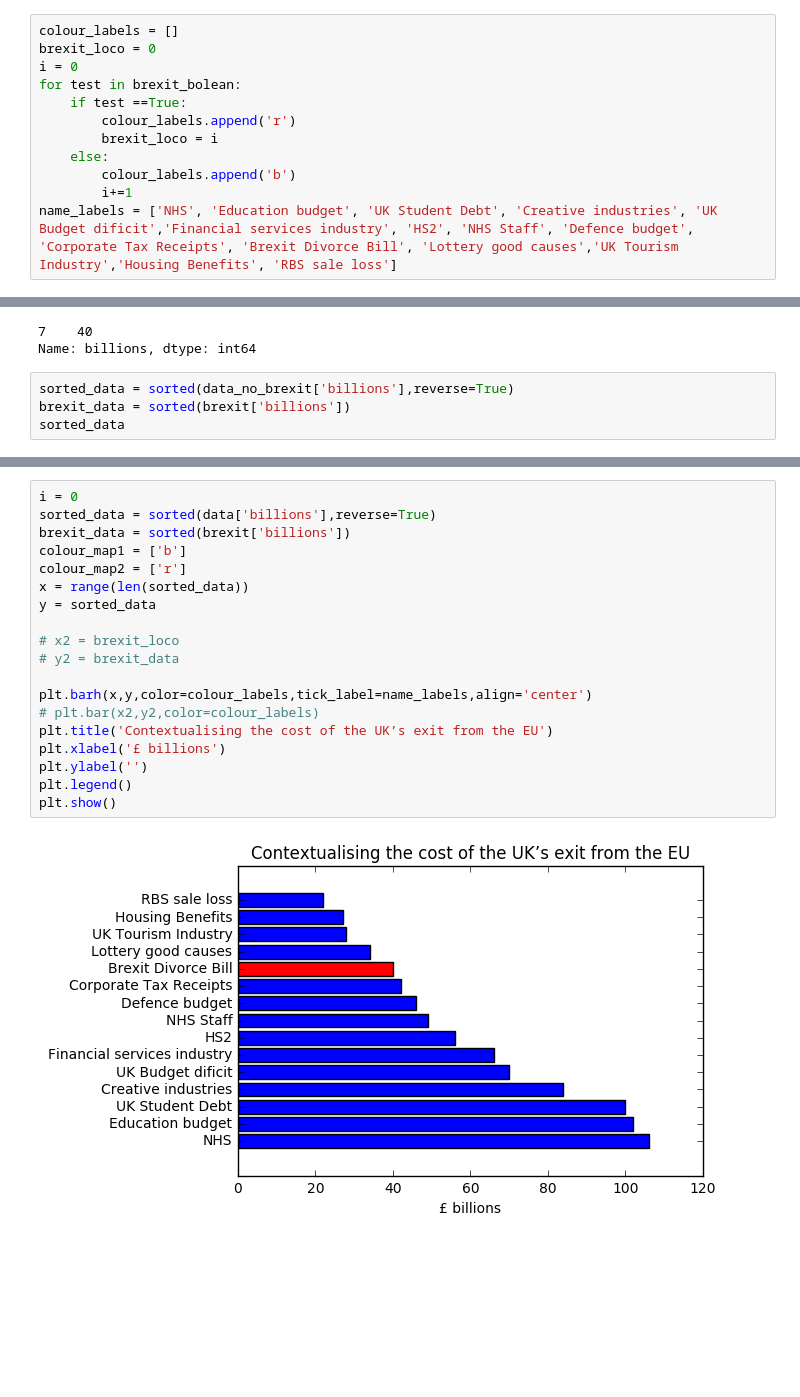
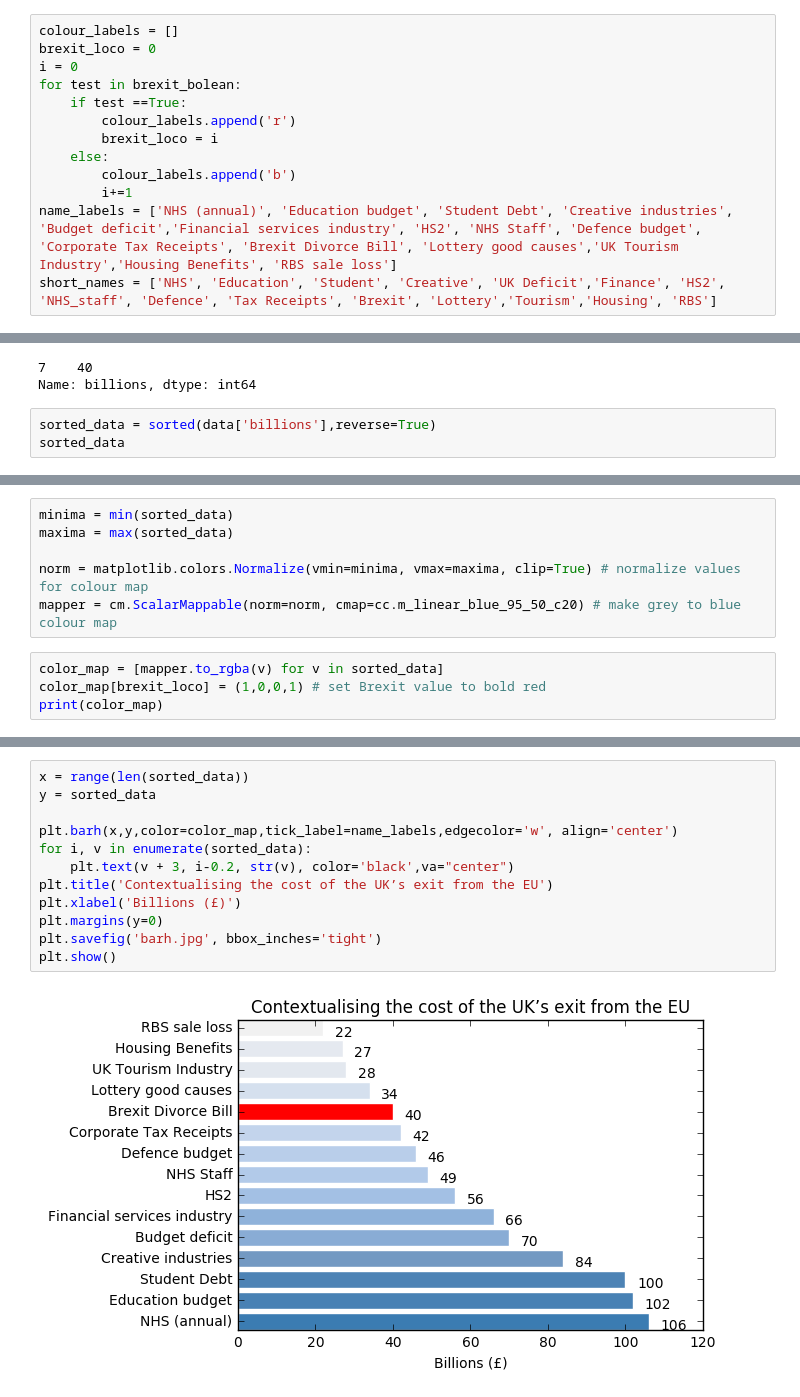
Before and after one commit to LegalEd/brexitdatavisualization, a Jupyter notebook: Circle packing Brexit-Copy1.ipynb, the cells around one changed output, grey strips where cells are left out. Drawn from its saved outputs; the diff is of its cells as text; blank space fills up the shorter version.

```diff
--- a/Circle packing Brexit-Copy1.ipynb
+++ b/Circle packing Brexit-Copy1.ipynb
@@ -53,7 +79,8 @@ for test in brexit_bolean:
     else:
         colour_labels.append('b')
         i+=1
-name_labels = ['NHS', 'Education budget', 'UK Student Debt', 'Creative industries', 'UK Budget dificit','Financial services industry', 'HS2', 'NHS Staff', 'Defence budget', 'Corporate Tax Receipts', 'Brexit Divorce Bill', 'Lottery good causes','UK Tourism Industry','Housing Benefits', 'RBS sale loss']
+name_labels = ['NHS (annual)', 'Education budget', 'Student Debt', 'Creative industries', 'Budget deficit','Financial services industry', 'HS2', 'NHS Staff', 'Defence budget', 'Corporate Tax Receipts', 'Brexit Divorce Bill', 'Lottery good causes','UK Tourism Industry','Housing Benefits', 'RBS sale loss']
+short_names = ['NHS', 'Education', 'Student', 'Creative', 'UK Deficit','Finance', 'HS2', 'NHS_staff', 'Defence', 'Tax Receipts', 'Brexit', 'Lottery','Tourism','Housing', 'RBS']
 # %%
 colour_labels
 # %% [output]
@@ -89,7 +98,6 @@ brexit['billions']
 7    40
 Name: billions, dtype: int64
 # %%
-sorted_data = sorted(data_no_brexit['billions'],reverse=True)
-brexit_data = sorted(brexit['billions'])
+sorted_data = sorted(data['billions'],reverse=True)
 sorted_data
 # %% [output]
@@ -96,0 +107,10 @@ sorted_data
+# %%
+minima = min(sorted_data)
+maxima = max(sorted_data)
+
+norm = matplotlib.colors.Normalize(vmin=minima, vmax=maxima, clip=True) # normalize values for colour map
+mapper = cm.ScalarMappable(norm=norm, cmap=cc.m_linear_blue_95_50_c20) # make grey to blue colour map
+# %%
+color_map = [mapper.to_rgba(v) for v in sorted_data]
+color_map[brexit_loco] = (1,0,0,1) # set Brexit value to bold red
+print(color_map)
@@ -97,21 +148,14 @@ sorted_data
 # %%
-i = 0
-sorted_data = sorted(data['billions'],reverse=True)
-brexit_data = sorted(brexit['billions'])
-colour_map1 = ['b']
-colour_map2 = ['r']
 x = range(len(sorted_data))
 y = sorted_data
 
-# x2 = brexit_loco
-# y2 = brexit_data
-
-plt.barh(x,y,color=colour_labels,tick_label=name_labels,align='center')
-# plt.bar(x2,y2,color=colour_labels)
+plt.barh(x,y,color=color_map,tick_label=name_labels,edgecolor='w', align='center')
+for i, v in enumerate(sorted_data):
+    plt.text(v + 3, i-0.2, str(v), color='black',va="center")
 plt.title('Contextualising the cost of the UK’s exit from the EU')
-plt.xlabel('£ billions')
-plt.ylabel('')
-plt.legend()
+plt.xlabel('Billions (£)')
+plt.margins(y=0)
+plt.savefig('barh.jpg', bbox_inches='tight')
 plt.show()
 # %% [output]
-[figure, old version]
+[figure, new version]
```
Also changed, not shown: parts of 47 cells of this notebook.
